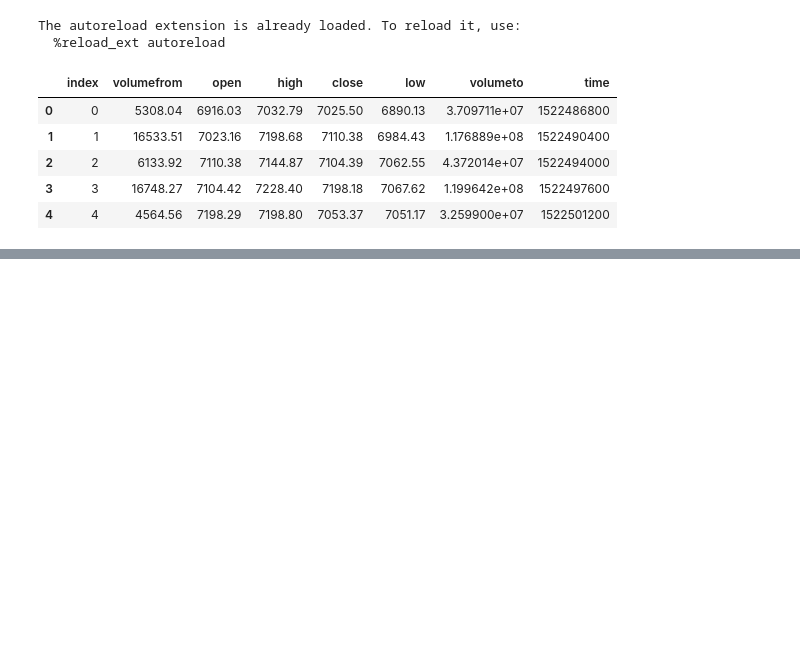
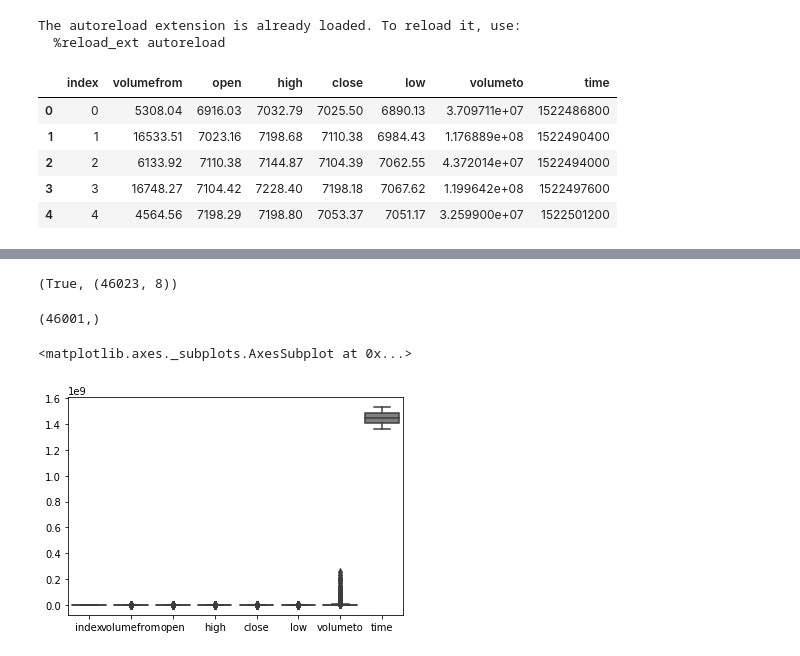
Before and after one commit to daniel-cortez-stevenson/crypto-predict, a Jupyter notebook: notebooks/data_exploration.ipynb, the cells around one changed output, grey strips where cells are left out. Saved outputs shown, nothing was run; the diff lists cells and outputs as text; code cells hidden in the pictures; blank space fills up the shorter version.

```diff
--- a/notebooks/data_exploration.ipynb
+++ b/notebooks/data_exploration.ipynb
@@ -63,0 +46,27 @@ sns.pointplot(data=pltdata, x='time', y='value', hue='variable', linestyles='-',
+# %%
+"""
+Check shape and confirm that no NA values are present
+"""
+df.dropna().shape == df.shape, df.shape
+# %% [output]
+(True, (46023, 8))
+# %%
+"""
+Number of unique timepoints
+"""
+df.time.unique().shape
+# %% [output]
+(46001,)
+# %%
+"""
+Take a small sample for plotting
+"""
+sample = df.sample(n=1000, replace=False)
+# %%
+"""
+Check relative distribution of data features
+"""
+sns.boxplot(data=sample)
+# %% [output]
+<matplotlib.axes._subplots.AxesSubplot at 0x...>
+[figure, added]
```
Also changed, not shown: parts of 12 cells of this notebook, 1 other file.
